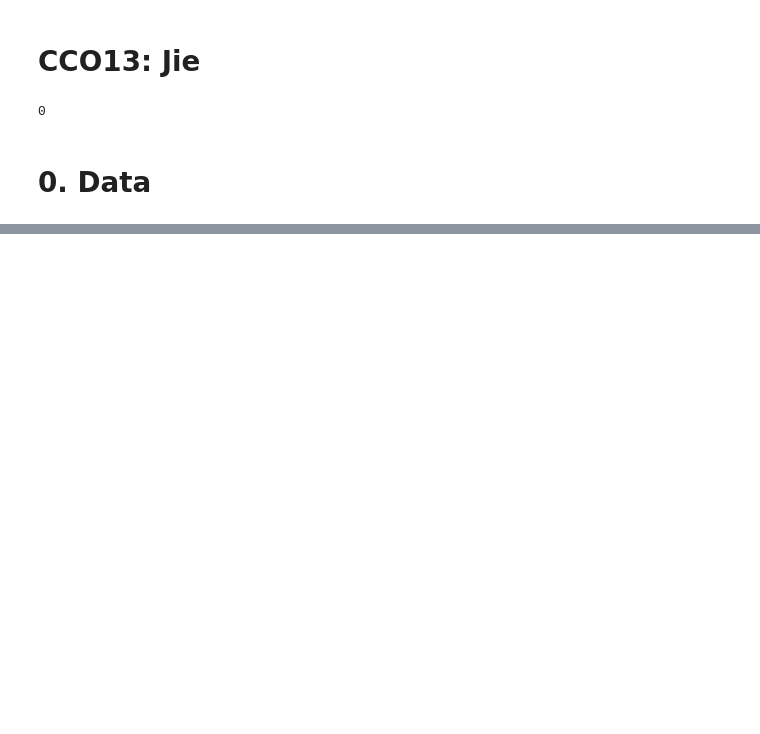
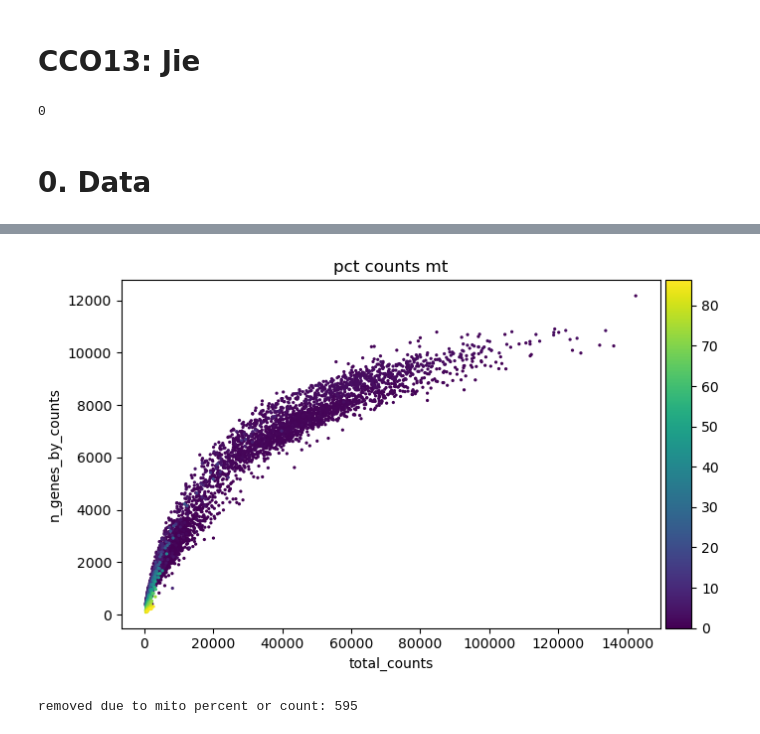
Before and after one commit to yachielab/DataAnalysis_Vascularized_Cardiac_Organoids, a Jupyter notebook: ipynb/CCO13.ipynb, the cells around one changed output, grey strips where cells are left out. Saved outputs shown, nothing was run; the diff lists cells and outputs as text; code cells hidden in the pictures; blank space fills up the shorter version.

```diff
--- a/ipynb/CCO13.ipynb
+++ b/ipynb/CCO13.ipynb
@@ -23,0 +73,14 @@ adata
+# %%
+sc.pl.scatter(adata, "total_counts", "n_genes_by_counts", color="pct_counts_mt")
+# %% [output]
+[figure, added]
+# %%
+n_old = adata.n_obs
+
+adata = adata[adata.obs["pct_counts_mt"] < 5]
+sc.pp.filter_cells(adata, min_genes=200)
+sc.pp.filter_genes(adata, min_cells=3)
+
+print(f"removed due to mito percent or count: {n_old - adata.n_obs}")
+# %% [output]
+removed due to mito percent or count: 595
```
Also changed, not shown: parts of 19 cells of this notebook, 33 other files.
